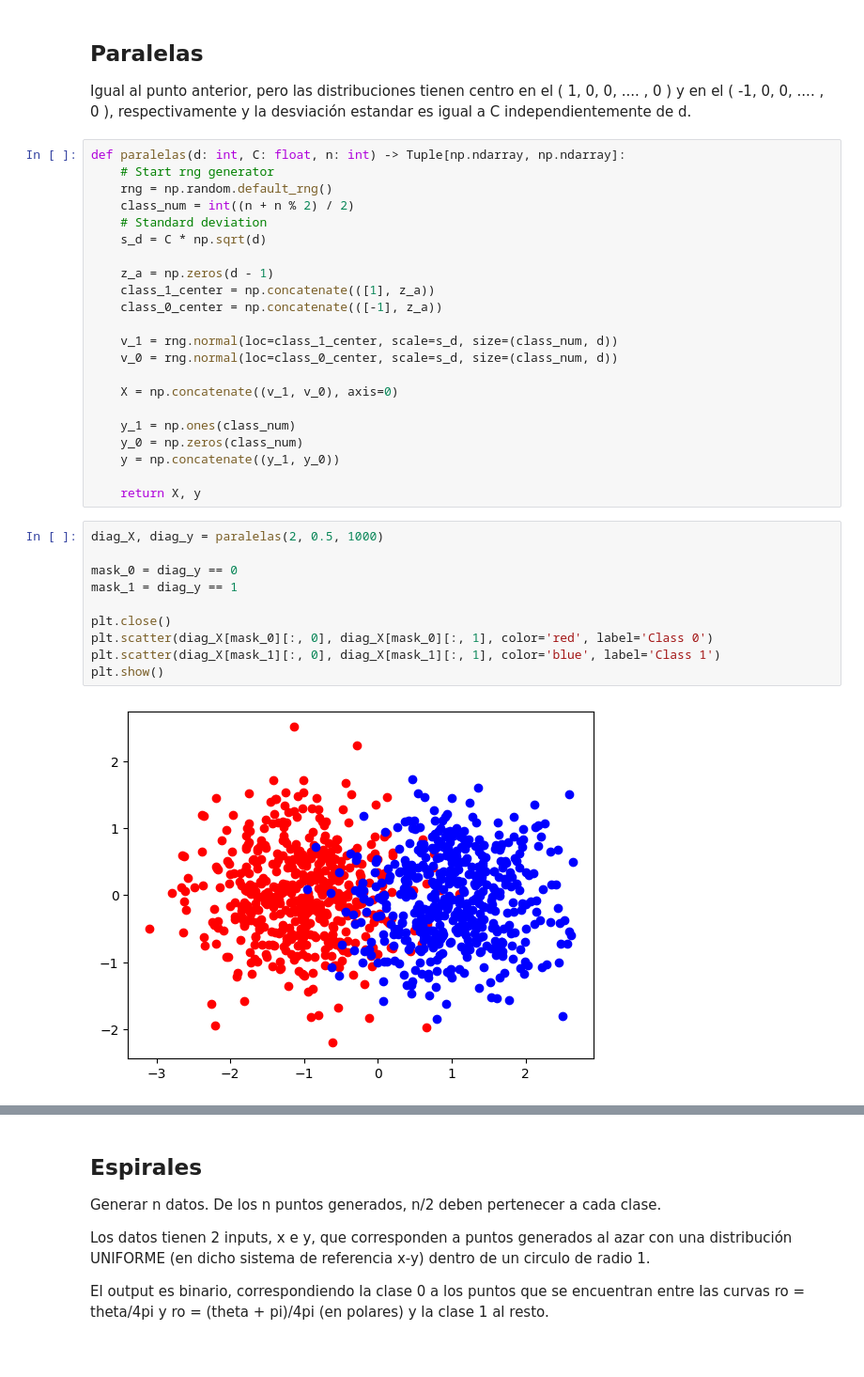
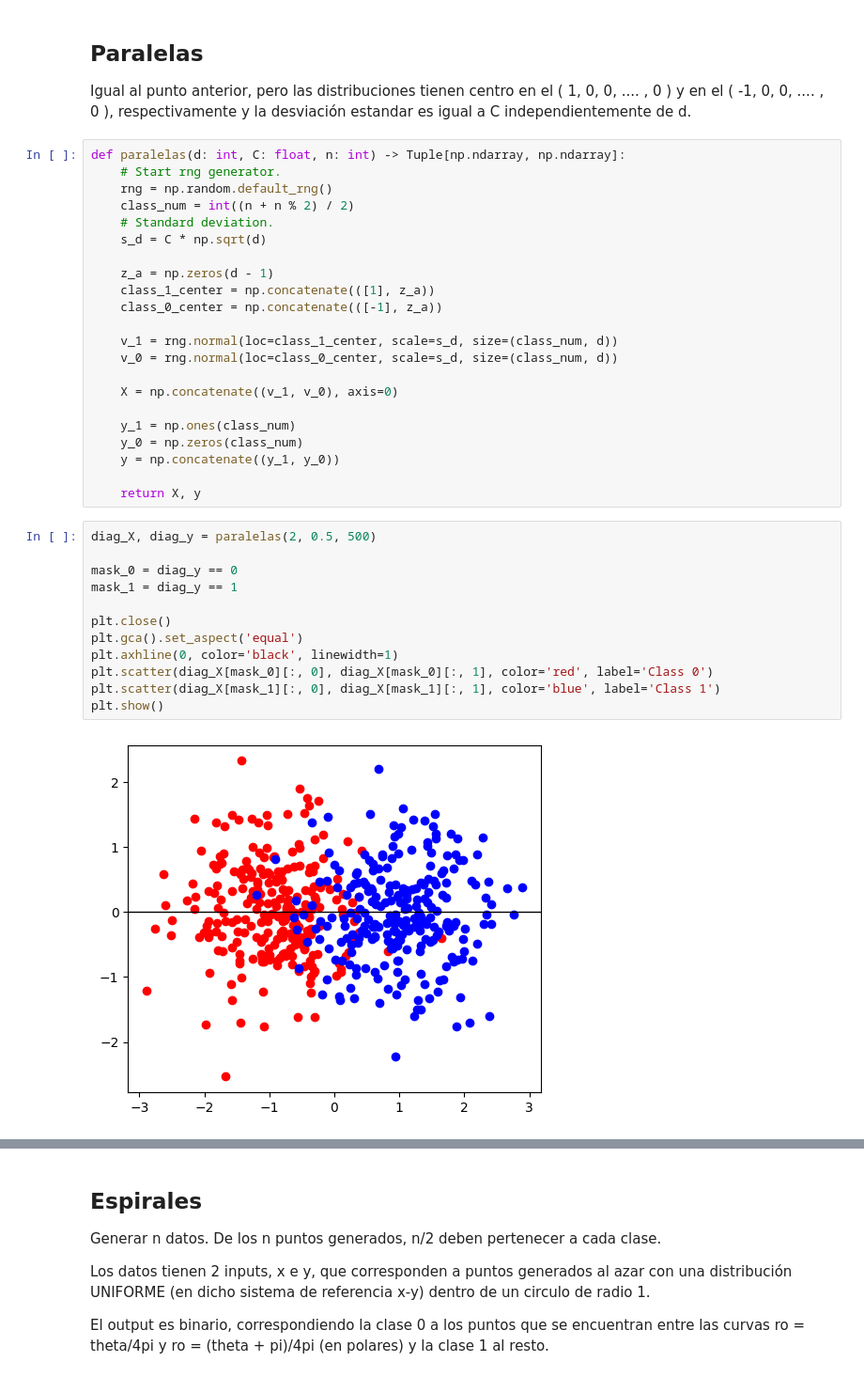
Before and after one commit to Tinch334/TP_2_IIA, a Jupyter notebook: IIA_Trabajo_Práctico_2a_Generacion.ipynb, the cells around one changed output, grey strips where cells are left out. Shown at 94% size. Saved outputs shown, nothing was run; the diff lists cells and outputs as text.

```diff
--- a/IIA_Trabajo_Práctico_2a_Generacion.ipynb
+++ b/IIA_Trabajo_Práctico_2a_Generacion.ipynb
@@ -89,10 +92,10 @@ plt.show()
 Igual al punto anterior, pero las distribuciones tienen centro en el ( 1, 0, 0, .... , 0 ) y en el ( -1, 0, 0, .... , 0 ), respectivamente y la desviación estandar es igual a C independientemente de d.
 # %%
 def paralelas(d: int, C: float, n: int) -> Tuple[np.ndarray, np.ndarray]:
-    # Start rng generator
+    # Start rng generator.
     rng = np.random.default_rng()
     class_num = int((n + n % 2) / 2)
-    # Standard deviation
+    # Standard deviation.
     s_d = C * np.sqrt(d)
 
     z_a = np.zeros(d - 1)
@@ -110,14 +113,16 @@ def paralelas(d: int, C: float, n: int) -> Tuple[np.ndarray, np.ndarray]:
 
     return X, y
 # %%
-diag_X, diag_y = paralelas(2, 0.5, 1000)
+diag_X, diag_y = paralelas(2, 0.5, 500)
 
 mask_0 = diag_y == 0
 mask_1 = diag_y == 1
 
 plt.close()
+plt.gca().set_aspect('equal')
+plt.axhline(0, color='black', linewidth=1)
 plt.scatter(diag_X[mask_0][:, 0], diag_X[mask_0][:, 1], color='red', label='Class 0')
 plt.scatter(diag_X[mask_1][:, 0], diag_X[mask_1][:, 1], color='blue', label='Class 1')
 plt.show()
 # %% [output]
-[figure, old version]
+[figure, new version]
```
Also changed, not shown: parts of 8 cells of this notebook.
